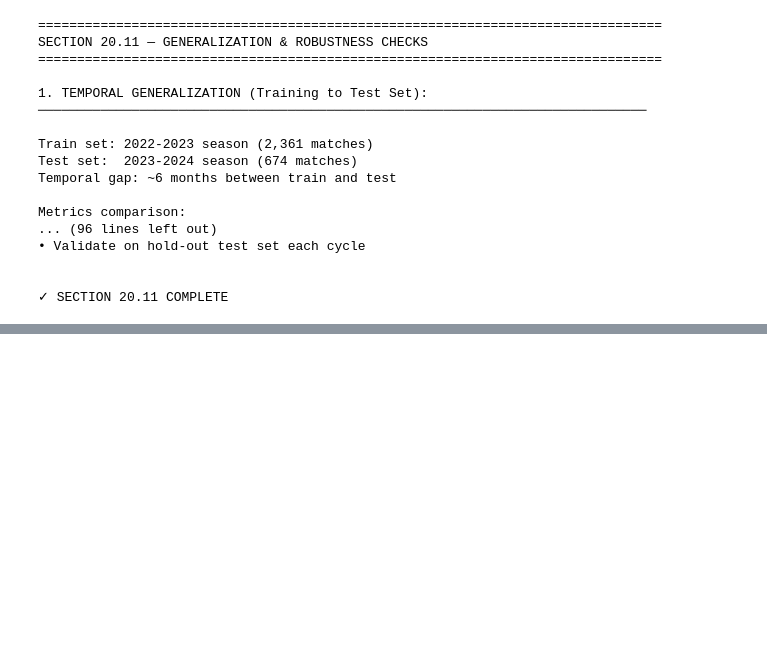
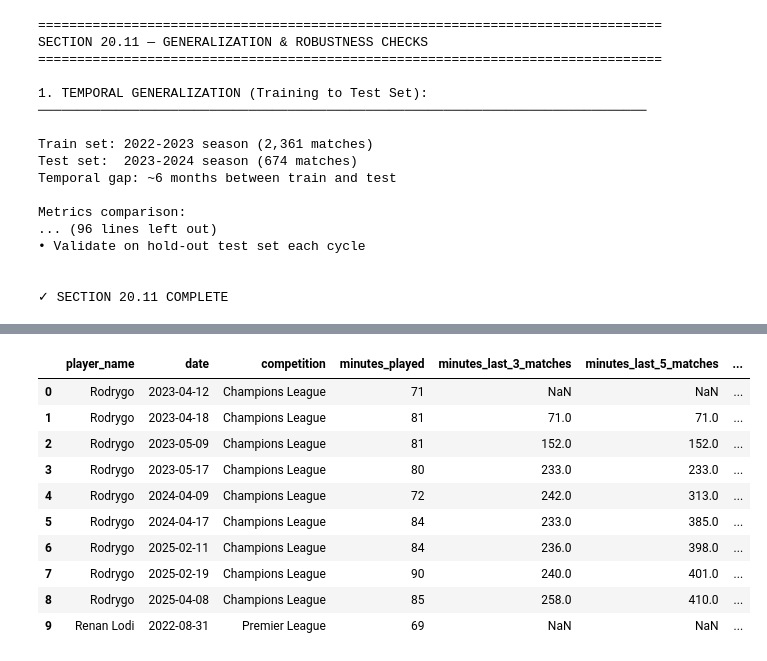
Before and after one commit to mimator2/Fixture-IQ, a Jupyter notebook: models/CatBoostClassifier/01_player_performance_decrease_model.ipynb, the cells around one changed output, grey strips where cells are left out. Cells and saved outputs as stored; diff of their text form; code cells hidden in the pictures; blank space fills up the shorter version.

```diff
--- a/models/CatBoostClassifier/01_player_performance_decrease_model.ipynb
+++ b/models/CatBoostClassifier/01_player_performance_decrease_model.ipynb
@@ -5513,0 +5739,16 @@ SECTION 20.12 — FINAL MODEL RECOMMENDATION & DEPLOYMENT BLUEPRINT
+# %%
+# ==============================================================================
+# 21.6: SORT DATA FOR PLAYER HISTORY
+# ==============================================================================
+
+print("\n[21.6] Sorting dataset by player and date...")
+
+sort_cols = ["player_key", "date"]
+
+if "fixture_id" in df_v4.columns:
+    sort_cols.append("fixture_id")
+
+df_v4 = df_v4.sort_values(sort_cols).reset_index(drop=True)
+
+print("✓ Dataset sorted")
+print(f"Current shape: {df_v4.shape}")
@@ -5513,0 +5759,56 @@ SECTION 20.12 — FINAL MODEL RECOMMENDATION & DEPLOYMENT BLUEPRINT
+# %%
+# ==============================================================================
+# 21.7: ROLLING WORKLOAD FEATURES ACROSS ALL COMPETITIONS
+# ==============================================================================
+
+print("\n[21.7] Creating rolling workload features...")
+
+df_v4["prev_minutes"] = (
+    df_v4.groupby("player_key")["minutes_played"]
+    .shift(1)
+)
+
+df_v4["minutes_last_3_matches"] = (
+    df_v4.groupby("player_key")["minutes_played"]
+    .transform(lambda x: x.shift(1).rolling(3, min_periods=1).sum())
+)
+
+df_v4["minutes_last_5_matches"] = (
+    df_v4.groupby("player_key")["minutes_played"]
+    .transform(lambda x: x.shift(1).rolling(5, min_periods=1).sum())
+)
+
+df_v4["start_flag"] = (
+    ~df_v4["is_substitute"].fillna(False).astype(bool)
+).astype(int)
+
+df_v4["starts_last_5"] = (
+    df_v4.groupby("player_key")["start_flag"]
+    .transform(lambda x: x.shift(1).rolling(5, min_periods=1).sum())
+)
+
+df_v4["appearances_last_5"] = (
+    df_v4.groupby("player_key")["minutes_played"]
+    .transform(lambda x: x.shift(1).gt(0).rolling(5, min_periods=1).sum())
+)
+
+df_v4["all_comp_minutes_pressure"] = (
+    df_v4["minutes_last_5_matches"].fillna(0) / 450
+)
+
+print("✓ Rolling workload features created")
+
+display(df_v4[
+    [
+        "player_name",
+        "date",
+        "competition",
+        "minutes_played",
+        "minutes_last_3_matches",
+        "minutes_last_5_matches",
+        "starts_last_5",
+        "appearances_last_5",
+        "all_comp_minutes_pressure"
+    ]
+].head(10))
+# %% [output]
@@ -5513,0 +5817,11 @@ SECTION 20.12 — FINAL MODEL RECOMMENDATION & DEPLOYMENT BLUEPRINT
+|  | player_name | date | competition | minutes_played | minutes_last_3_matches | minutes_last_5_matches | ... |
+| 0 | Rodrygo | 2023-04-12 | Champions League | 71 | NaN | NaN | ... |
+| 1 | Rodrygo | 2023-04-18 | Champions League | 81 | 71.0 | 71.0 | ... |
+| 2 | Rodrygo | 2023-05-09 | Champions League | 81 | 152.0 | 152.0 | ... |
+| 3 | Rodrygo | 2023-05-17 | Champions League | 80 | 233.0 | 233.0 | ... |
+| 4 | Rodrygo | 2024-04-09 | Champions League | 72 | 242.0 | 313.0 | ... |
+| 5 | Rodrygo | 2024-04-17 | Champions League | 84 | 233.0 | 385.0 | ... |
+| 6 | Rodrygo | 2025-02-11 | Champions League | 84 | 236.0 | 398.0 | ... |
+| 7 | Rodrygo | 2025-02-19 | Champions League | 90 | 240.0 | 401.0 | ... |
+| 8 | Rodrygo | 2025-04-08 | Champions League | 85 | 258.0 | 410.0 | ... |
+| 9 | Renan Lodi | 2022-08-31 | Premier League | 69 | NaN | NaN | ... |
```
Also changed, not shown: parts of 29 cells of this notebook.
